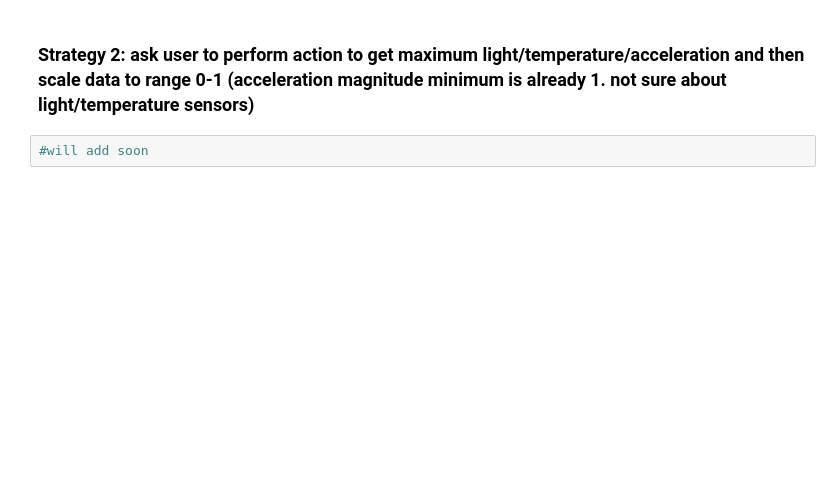
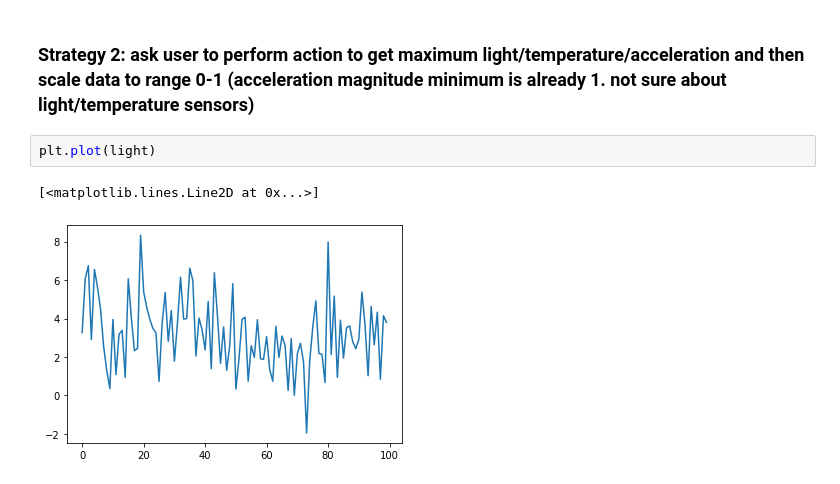
Before and after one commit to rhdemo/2022-ai-sensor, a Jupyter notebook: nbs/Data Exploration.ipynb, the cells around one changed output. Cells and saved outputs as stored; diff of their text form; blank space fills up the shorter version.

```diff
--- a/nbs/Data Exploration.ipynb
+++ b/nbs/Data Exploration.ipynb
@@ -178,4 +178,7 @@ plt.hlines(mapping[high_p], 0, N-1, color='r')
 # %% [markdown]
 ### Strategy 2: ask user to perform action to get maximum light/temperature/acceleration and then scale data to range 0-1 (acceleration magnitude minimum is already 1. not sure about light/temperature sensors)
-# %%
-#will add soon
+# %%
+plt.plot(light)
+# %% [output]
+[<matplotlib.lines.Line2D at 0x...>]
+[figure, added]
```
Also changed, not shown: parts of 4 cells of this notebook.
